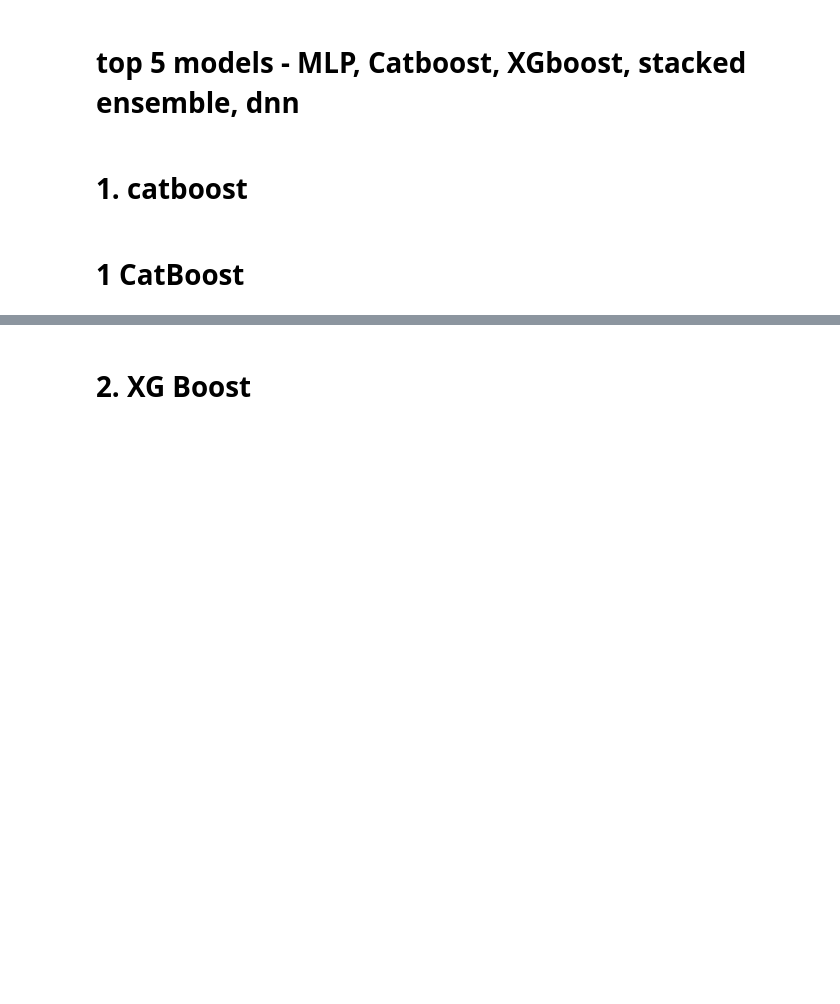
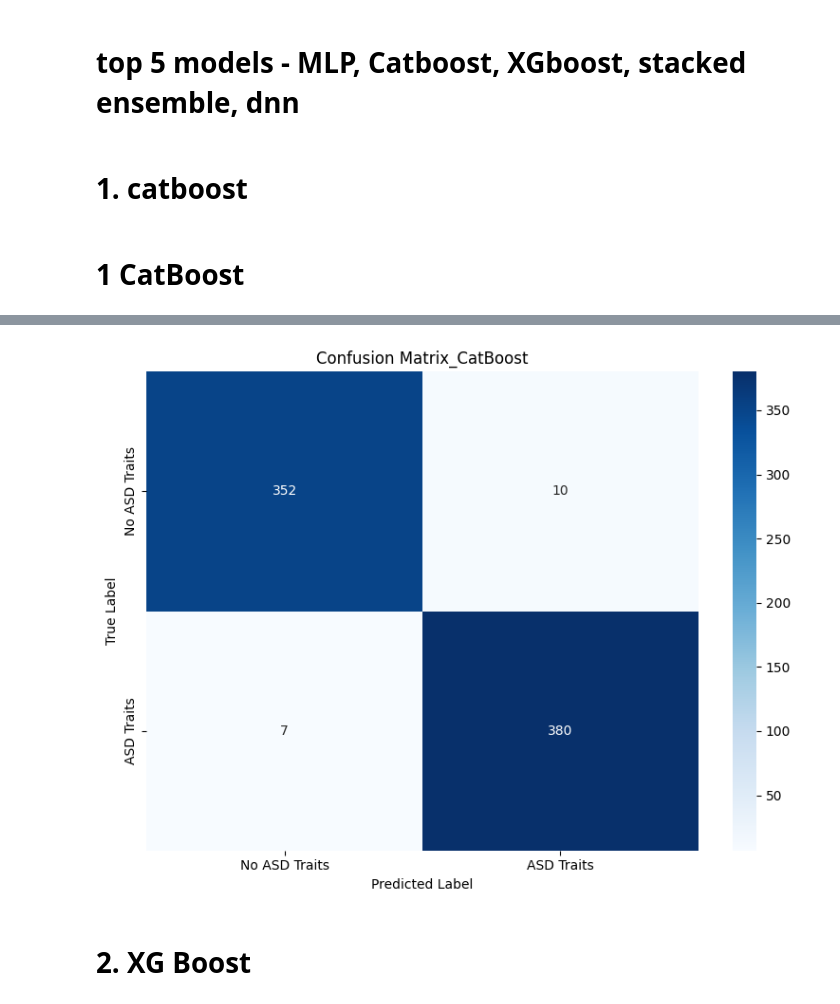
Before and after one commit to UjjwalPardeshi/asd_prediction, a Jupyter notebook: model_training.ipynb, the cells around one changed output, grey strips where cells are left out. Cells and saved outputs as stored; diff of their text form; code cells hidden in the pictures; blank space fills up the shorter version.

```diff
--- a/model_training.ipynb
+++ b/model_training.ipynb
@@ -638,3 +705,20 @@ weighted avg       0.98      0.98      0.98       749
+# %%
+import seaborn as sns
+
+# Define meaningful labels for the classes
+class_names = ["No ASD Traits", "ASD Traits"]
+
+# Plot Confusion Matrix
+plt.figure(figsize=(8, 6))
+sns.heatmap(conf_matrix, annot=True, fmt='d', cmap='Blues', xticklabels=class_names, yticklabels=class_names)
+plt.title("Confusion Matrix_CatBoost")
+plt.xlabel("Predicted Label")
+plt.ylabel("True Label")
+plt.tight_layout()
+plt.savefig("model_graphs/CatBoost/confusion_matrix_improved.png")
+plt.show()
+# %% [output]
+[figure, added]
 # %% [markdown]
 # 2. XG Boost
 # %%
```
Also changed, not shown: parts of 10 cells of this notebook, 19 other files.
